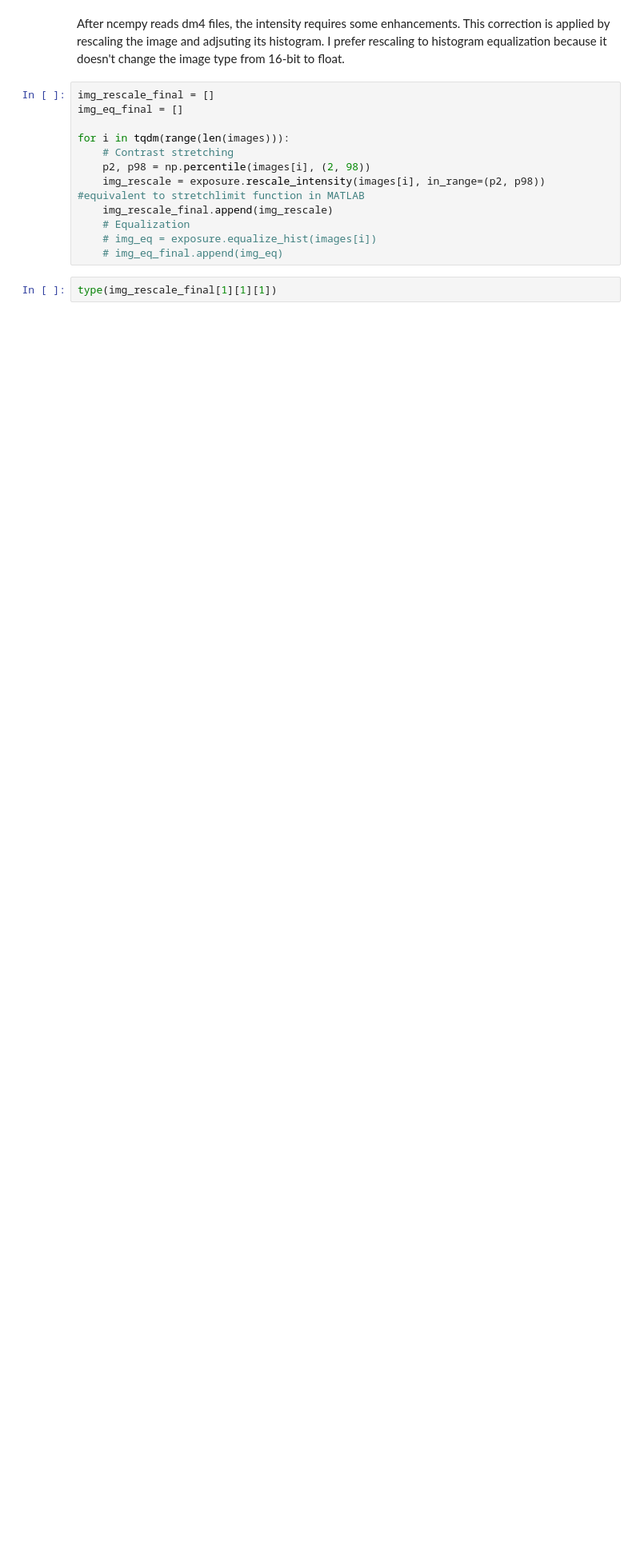
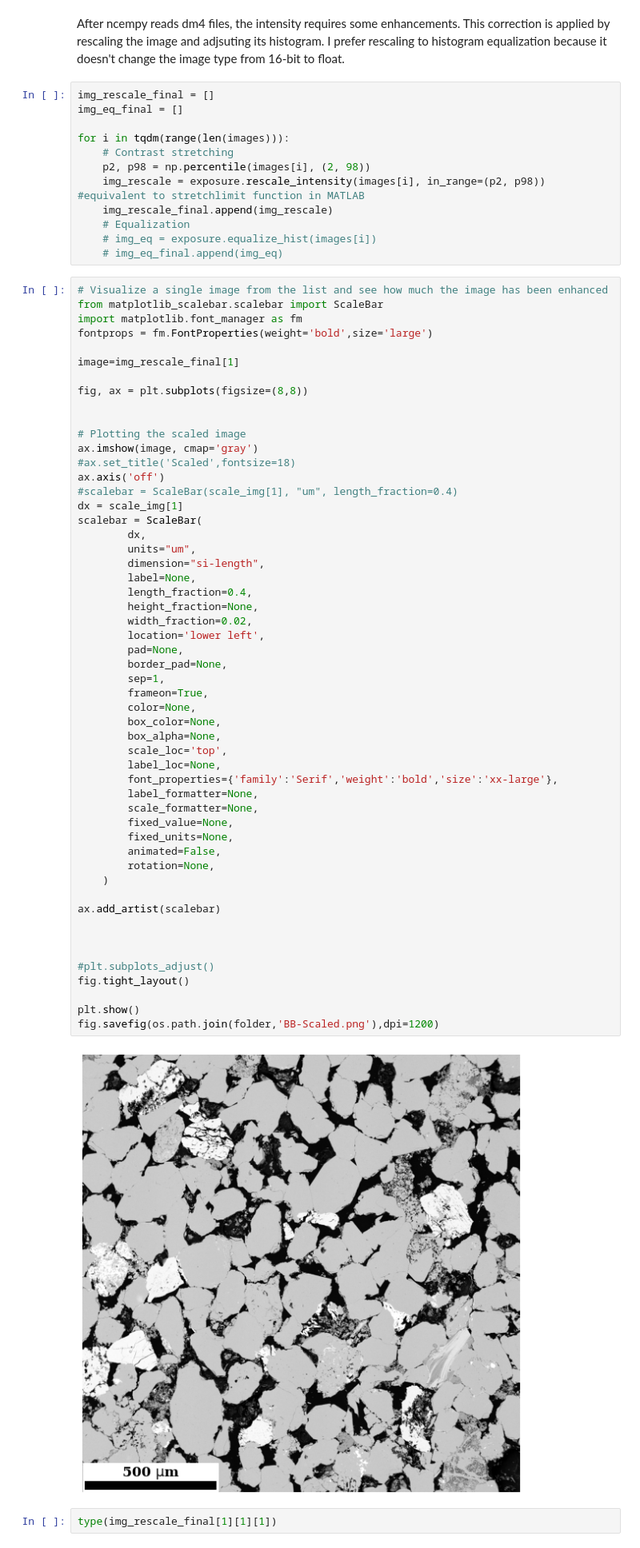
Before and after one commit to hsafari68/Pore-and-Grain-Size-Distribution, a Jupyter notebook: SEM_Analyzer.ipynb, the cells around one changed output. Shown at 80% size. Cells and saved outputs as stored; diff of their text form; blank space fills up the shorter version.

```diff
--- a/SEM_Analyzer.ipynb
+++ b/SEM_Analyzer.ipynb
@@ -62,6 +62,61 @@ for i in tqdm(range(len(images))):
     # Equalization
     # img_eq = exposure.equalize_hist(images[i])
     # img_eq_final.append(img_eq)
+# %%
+# Visualize a single image from the list and see how much the image has been enhanced
+from matplotlib_scalebar.scalebar import ScaleBar
+import matplotlib.font_manager as fm
+fontprops = fm.FontProperties(weight='bold',size='large')
+
+image=img_rescale_final[1]
+
+fig, ax = plt.subplots(figsize=(8,8))
+
+
+# Plotting the scaled image
+ax.imshow(image, cmap='gray')
+#ax.set_title('Scaled',fontsize=18)
+ax.axis('off')
+#scalebar = ScaleBar(scale_img[1], "um", length_fraction=0.4)
+dx = scale_img[1]
+scalebar = ScaleBar(
+        dx,
+        units="um",
+        dimension="si-length",
+        label=None,
+        length_fraction=0.4,
+        height_fraction=None,
+        width_fraction=0.02,
+        location='lower left',
+        pad=None,
+        border_pad=None,
+        sep=1,
+        frameon=True,
+        color=None,
+        box_color=None,
+        box_alpha=None,
+        scale_loc='top',
+        label_loc=None,
+        font_properties={'family':'Serif','weight':'bold','size':'xx-large'},
+        label_formatter=None,
+        scale_formatter=None,
+        fixed_value=None,
+        fixed_units=None,
+        animated=False,
+        rotation=None,
+    )
+
+ax.add_artist(scalebar)
+
+
+
+#plt.subplots_adjust()
+fig.tight_layout()
+
+plt.show()
+fig.savefig(os.path.join(folder,'BB-Scaled.png'),dpi=1200)
+# %% [output]
+[figure, added]
 # %%
 type(img_rescale_final[1][1][1])
 # %% [output]
```
Also changed, not shown: parts of 14 cells of this notebook.
